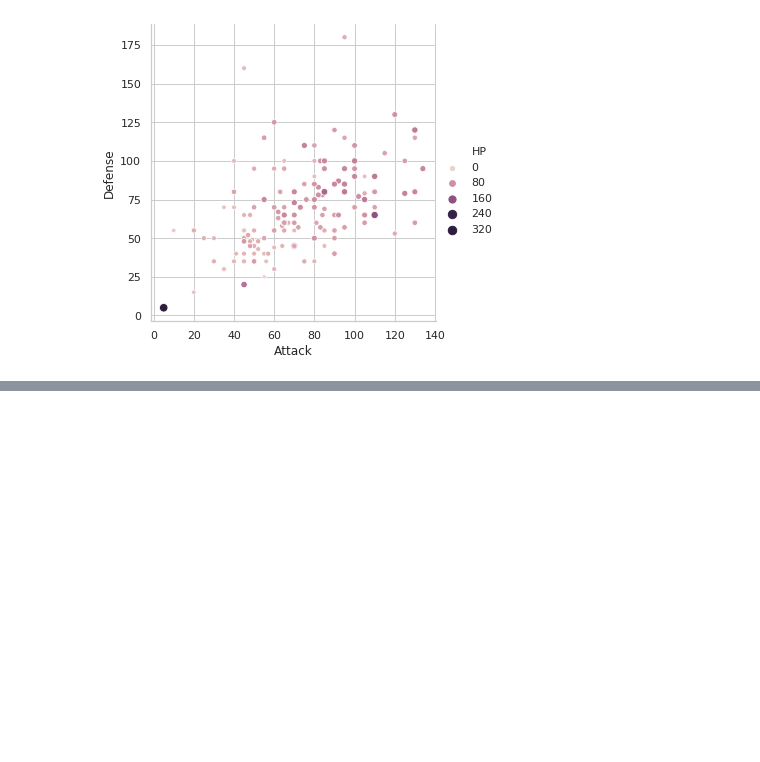
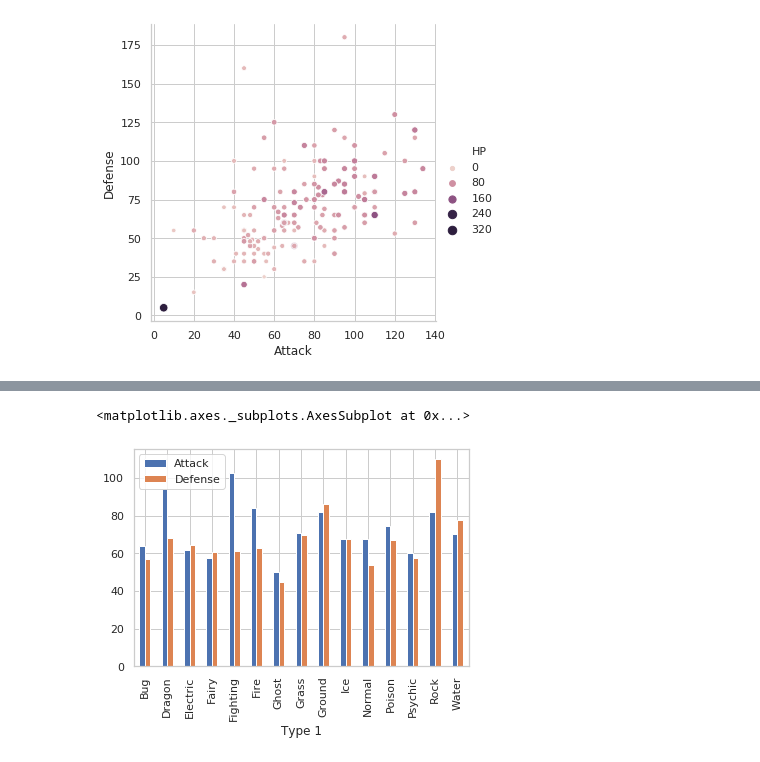
Before and after one commit to ta-data-mex/lab-matplotlib-seaborn, a Jupyter notebook: Dataviz1.ipynb, the cells around one changed output, grey strips where cells are left out. Drawn from its saved outputs; the diff is of its cells as text; code cells hidden in the pictures; blank space fills up the shorter version.

```diff
--- a/Dataviz1.ipynb
+++ b/Dataviz1.ipynb
@@ -270,0 +281,6 @@ seaborn.relplot(x='Attack', y='Defense', hue='HP', size='HP', data=pokeDF)
+# %%
+poke_meanStats = pokeDF[['Attack', 'Defense', 'Type 1']].groupby('Type 1').agg('mean')
+poke_meanStats.plot.bar()
+# %% [output]
+<matplotlib.axes._subplots.AxesSubplot at 0x...>
+[figure, added]
```
Also changed, not shown: parts of 16 cells of this notebook.
